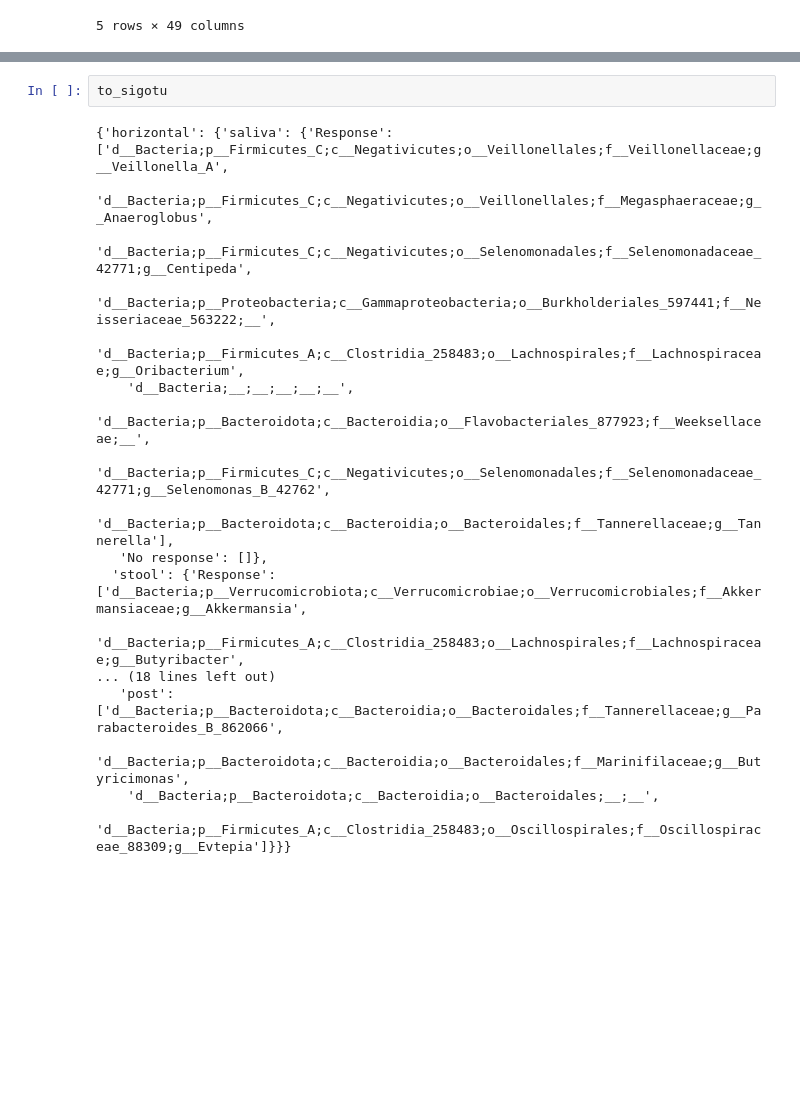
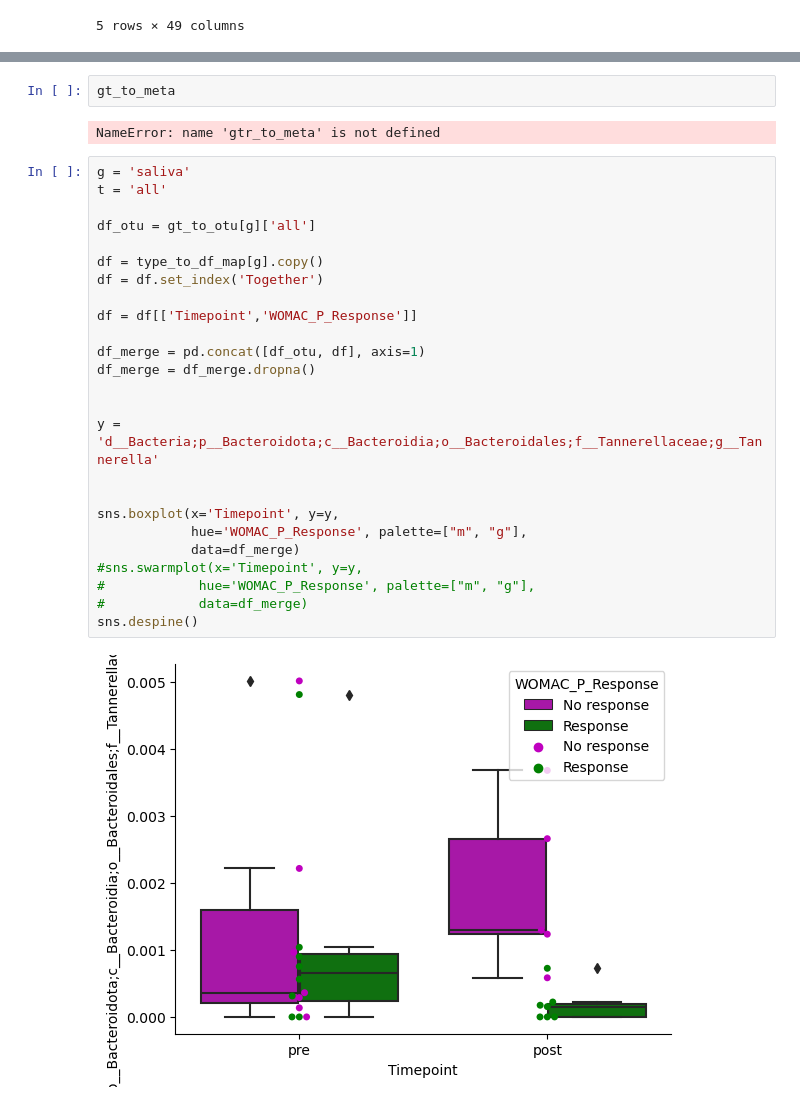
Before and after one commit to kbpi314/oa, a Jupyter notebook: code/oa_v4.ipynb, the cells around one changed output, grey strips where cells are left out. Cells and saved outputs as stored; diff of their text form; blank space fills up the shorter version.

```diff
--- a/code/oa_v4.ipynb
+++ b/code/oa_v4.ipynb
@@ -1712,20 +1665,31 @@ array(['d__Bacteria;p__Proteobacteria;c__Gammaproteobacteria;o__Burkholderiales_
-# %%
-to_sigotu
-# %% [output]
-{'horizontal': {'saliva': {'Response': ['d__Bacteria;p__Firmicutes_C;c__Negativicutes;o__Veillonellales;f__Veillonellaceae;g__Veillonella_A',
-    'd__Bacteria;p__Firmicutes_C;c__Negativicutes;o__Veillonellales;f__Megasphaeraceae;g__Anaeroglobus',
-    'd__Bacteria;p__Firmicutes_C;c__Negativicutes;o__Selenomonadales;f__Selenomonadaceae_42771;g__Centipeda',
-    'd__Bacteria;p__Proteobacteria;c__Gammaproteobacteria;o__Burkholderiales_597441;f__Neisseriaceae_563222;__',
-    'd__Bacteria;p__Firmicutes_A;c__Clostridia_258483;o__Lachnospirales;f__Lachnospiraceae;g__Oribacterium',
-    'd__Bacteria;__;__;__;__;__',
-    'd__Bacteria;p__Bacteroidota;c__Bacteroidia;o__Flavobacteriales_877923;f__Weeksellaceae;__',
-    'd__Bacteria;p__Firmicutes_C;c__Negativicutes;o__Selenomonadales;f__Selenomonadaceae_42771;g__Selenomonas_B_42762',
-    'd__Bacteria;p__Bacteroidota;c__Bacteroidia;o__Bacteroidales;f__Tannerellaceae;g__Tannerella'],
-   'No response': []},
-  'stool': {'Response': ['d__Bacteria;p__Verrucomicrobiota;c__Verrucomicrobiae;o__Verrucomicrobiales;f__Akkermansiaceae;g__Akkermansia',
-    'd__Bacteria;p__Firmicutes_A;c__Clostridia_258483;o__Lachnospirales;f__Lachnospiraceae;g__Butyribacter',
-... (18 lines left out)
-   'post': ['d__Bacteria;p__Bacteroidota;c__Bacteroidia;o__Bacteroidales;f__Tannerellaceae;g__Parabacteroides_B_862066',
-    'd__Bacteria;p__Bacteroidota;c__Bacteroidia;o__Bacteroidales;f__Marinifilaceae;g__Butyricimonas',
-    'd__Bacteria;p__Bacteroidota;c__Bacteroidia;o__Bacteroidales;__;__',
-    'd__Bacteria;p__Firmicutes_A;c__Clostridia_258483;o__Oscillospirales;f__Oscillospiraceae_88309;g__Evtepia']}}}
+# %%
+gt_to_meta
+# %% [output]
+NameError: name 'gtr_to_meta' is not defined
+# %%
+g = 'saliva'
+t = 'all'
+
+df_otu = gt_to_otu[g]['all']
+
+df = type_to_df_map[g].copy()
+df = df.set_index('Together')
+
+df = df[['Timepoint','WOMAC_P_Response']]
+
+df_merge = pd.concat([df_otu, df], axis=1)
+df_merge = df_merge.dropna()
+
+
+y = 'd__Bacteria;p__Bacteroidota;c__Bacteroidia;o__Bacteroidales;f__Tannerellaceae;g__Tannerella'
+
+
+sns.boxplot(x='Timepoint', y=y,
+            hue='WOMAC_P_Response', palette=["m", "g"],
+            data=df_merge)
+#sns.swarmplot(x='Timepoint', y=y,
+#            hue='WOMAC_P_Response', palette=["m", "g"],
+#            data=df_merge)
+sns.despine()
+# %% [output]
+[figure, added]
```
Also changed, not shown: parts of 3 cells of this notebook.
